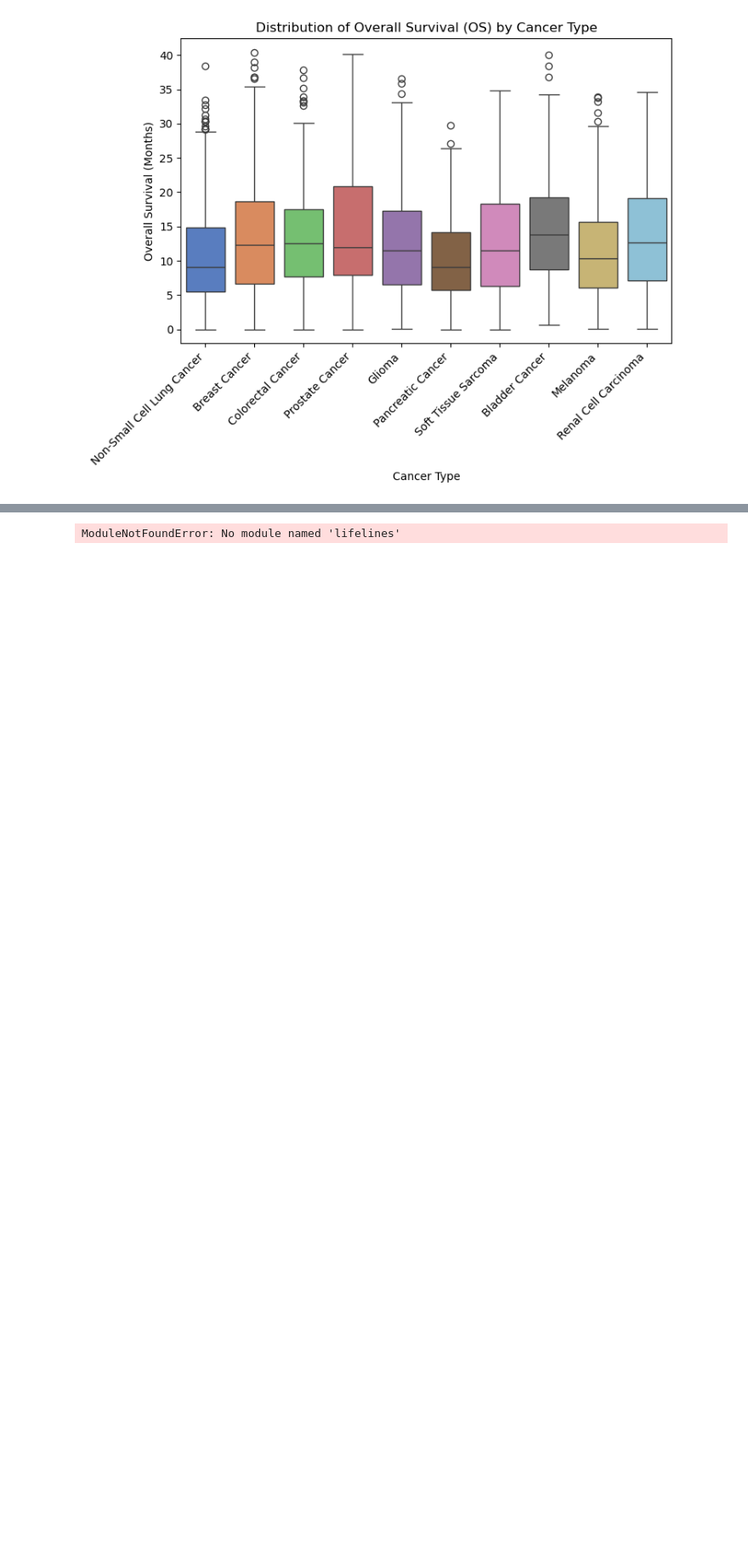
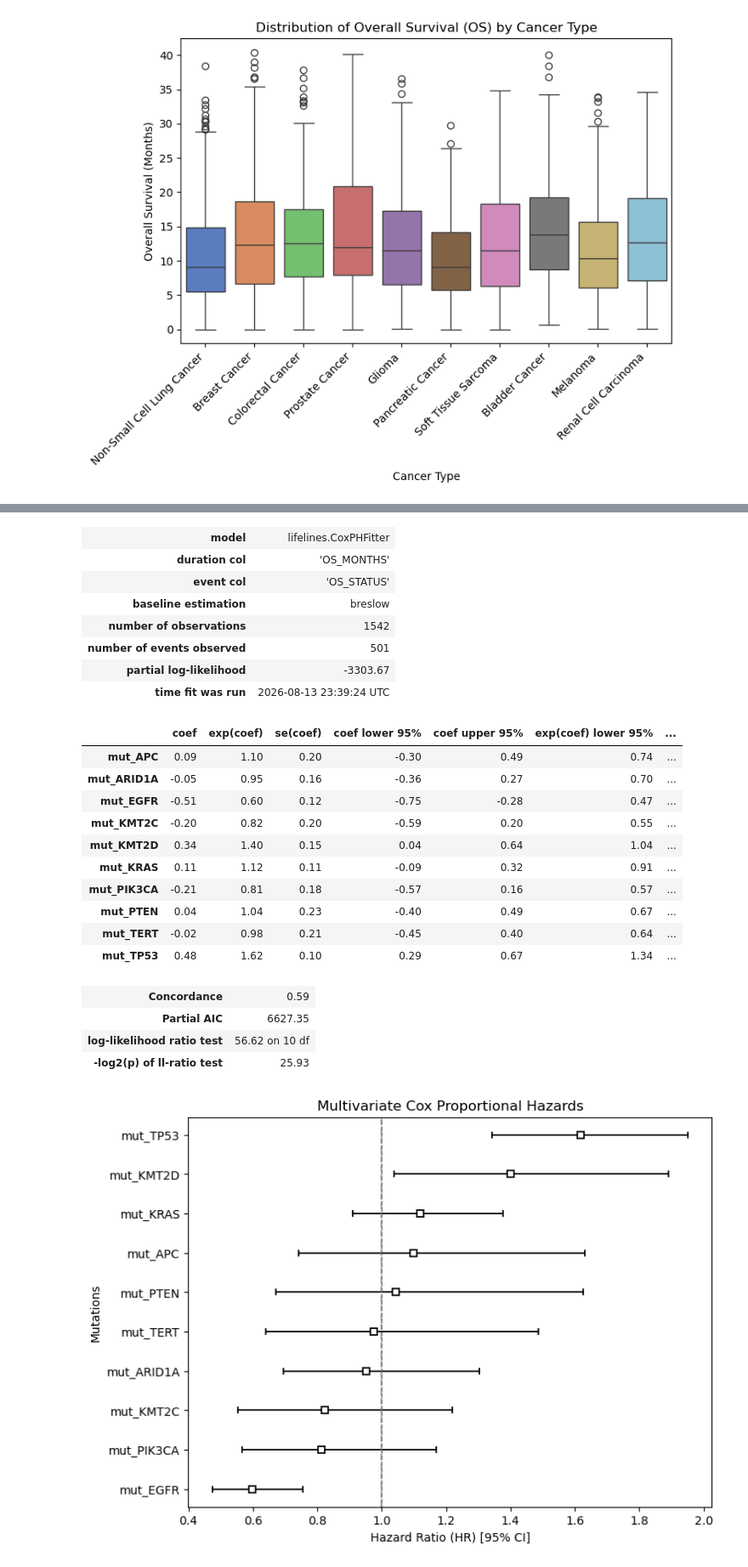
Before and after one commit to lindseyzh2/ehr-clinical-risk-model, a Jupyter notebook: eda.ipynb, the cells around one changed output, grey strips where cells are left out. Shown at 85% size. Saved outputs shown, nothing was run; the diff lists cells and outputs as text; code cells hidden in the pictures; blank space fills up the shorter version.

```diff
--- a/eda.ipynb
+++ b/eda.ipynb
@@ -227,4 +223,57 @@ The `join` parameter is deprecated and will be removed in v0.15.0. You can remov
 # %%
 from lifelines import CoxPHFitter
+
+# Isolate data for forest plot
+mutations_to_check = [col for col in single_cancer_df.columns if col.startswith('mut_')]
+model_df = single_cancer_df[['OS_MONTHS', 'OS_STATUS'] + mutations_to_check].copy()
+
+# Filter out missing values
+model_df = model_df.dropna(subset=['OS_MONTHS', 'OS_STATUS'])
+
+# OS_STATUS 1=event occurred, 0=censored/alive
+model_df['OS_STATUS']=model_df['OS_STATUS'].map({
+    '0:LIVING': 0,
+    '1:DECEASED': 1
+})
+
+# Fit Cox Proportional Hazards model
+cph = CoxPHFitter()
+cph.fit(model_df, duration_col='OS_MONTHS', event_col='OS_STATUS')
+cph.print_summary()
+
+# Create forest plot
+plt.figure(figsize=(8, 6))
+
+# Generate the forest plot
+cph.plot(hazard_ratios=True)
+
+plt.title('Multivariate Cox Proportional Hazards')
+plt.xlabel('Hazard Ratio (HR) [95% CI]')
+plt.ylabel('Mutations')
+plt.axvline(1.0, color='grey', linestyle='--', alpha=0.7) # Adds the neutral reference line at 1.0
+plt.show()
 # %% [output]
-ModuleNotFoundError: No module named 'lifelines'
+| model | lifelines.CoxPHFitter |
+| duration col | 'OS_MONTHS' |
+| event col | 'OS_STATUS' |
+| baseline estimation | breslow |
+| number of observations | 1542 |
+| number of events observed | 501 |
+| partial log-likelihood | -3303.67 |
+| time fit was run | 2026-08-13 23:39:24 UTC |
+|  | coef | exp(coef) | se(coef) | coef lower 95% | coef upper 95% | exp(coef) lower 95% | ... |
+| mut_APC | 0.09 | 1.10 | 0.20 | -0.30 | 0.49 | 0.74 | ... |
+| mut_ARID1A | -0.05 | 0.95 | 0.16 | -0.36 | 0.27 | 0.70 | ... |
+| mut_EGFR | -0.51 | 0.60 | 0.12 | -0.75 | -0.28 | 0.47 | ... |
+| mut_KMT2C | -0.20 | 0.82 | 0.20 | -0.59 | 0.20 | 0.55 | ... |
+| mut_KMT2D | 0.34 | 1.40 | 0.15 | 0.04 | 0.64 | 1.04 | ... |
+| mut_KRAS | 0.11 | 1.12 | 0.11 | -0.09 | 0.32 | 0.91 | ... |
+| mut_PIK3CA | -0.21 | 0.81 | 0.18 | -0.57 | 0.16 | 0.57 | ... |
+| mut_PTEN | 0.04 | 1.04 | 0.23 | -0.40 | 0.49 | 0.67 | ... |
+| mut_TERT | -0.02 | 0.98 | 0.21 | -0.45 | 0.40 | 0.64 | ... |
+| mut_TP53 | 0.48 | 1.62 | 0.10 | 0.29 | 0.67 | 1.34 | ... |
+| Concordance | 0.59 |
+| Partial AIC | 6627.35 |
+| log-likelihood ratio test | 56.62 on 10 df |
+| -log2(p) of ll-ratio test | 25.93 |
+[figure, added]
```
Also changed, not shown: parts of 10 cells of this notebook.
